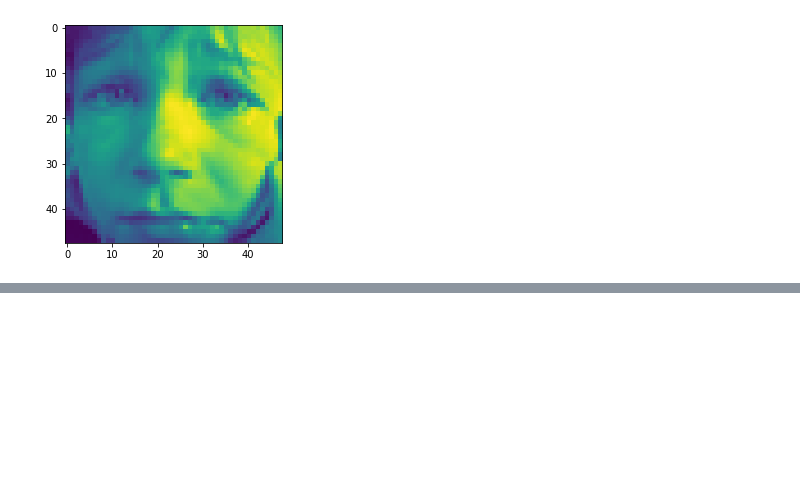
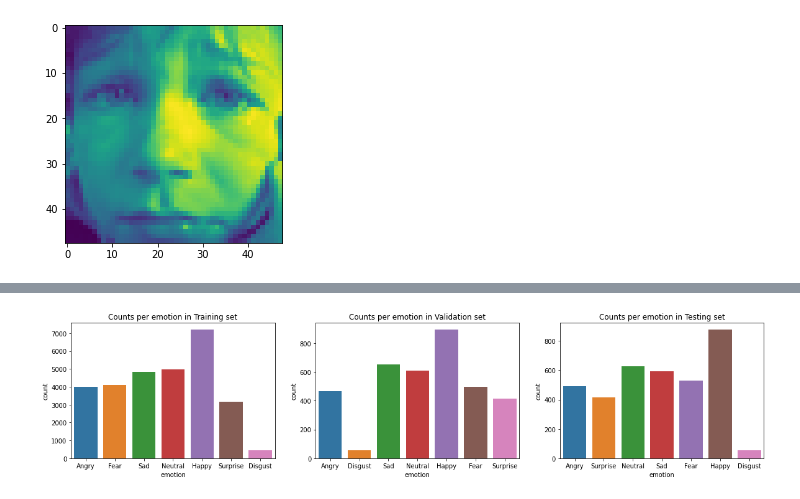
Before and after one commit to uninstallit/ATI736, a Jupyter notebook: Final/preprocess.ipynb, the cells around one changed output, grey strips where cells are left out. Saved outputs shown, nothing was run; the diff lists cells and outputs as text; code cells hidden in the pictures; blank space fills up the shorter version.

```diff
--- a/Final/preprocess.ipynb
+++ b/Final/preprocess.ipynb
@@ -72,7 +66,27 @@ Happy
 # %%
 train = df[df.Usage == 'Training']
-test_public = df[df.Usage == 'PublicTest']
-test_private = df[df.Usage == 'PrivateTest']
+val = df[df.Usage == 'PublicTest']
+test = df[df.Usage == 'PrivateTest']
+# %%
+plt.figure(figsize=(20, 4))
+
+plt.subplot(1,3,1)
+ax = sns.countplot(train["label"])
+ax.set(ylabel="count", xlabel="emotion")
+plt.title("Counts per emotion in Training set")
+
+plt.subplot(1,3,2)
+ax = sns.countplot(val["label"])
+ax.set(ylabel="count", xlabel="emotion")
+plt.title("Counts per emotion in Validation set")
+
+plt.subplot(1,3,3)
+ax = sns.countplot(test["label"])
+ax.set(ylabel="count", xlabel="emotion")
+plt.title("Counts per emotion in Testing set")
+sns.reset_orig()
+# %% [output]
+[figure, added]
 # %%
 def createNpyFile(data, fileName):
     pixels = data['pixels']
```
Also changed, not shown: parts of 4 cells of this notebook.
